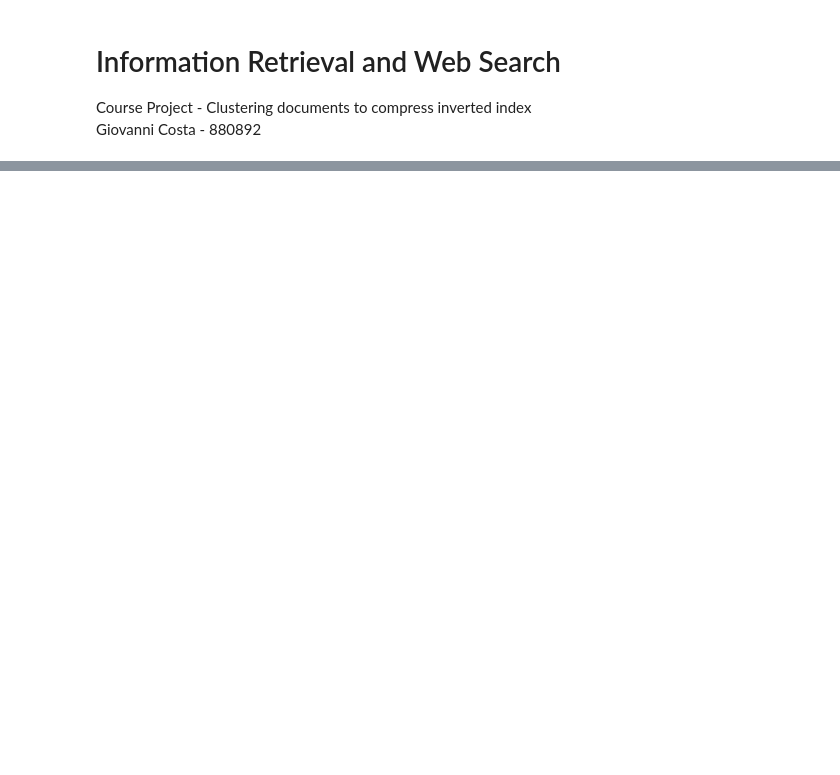
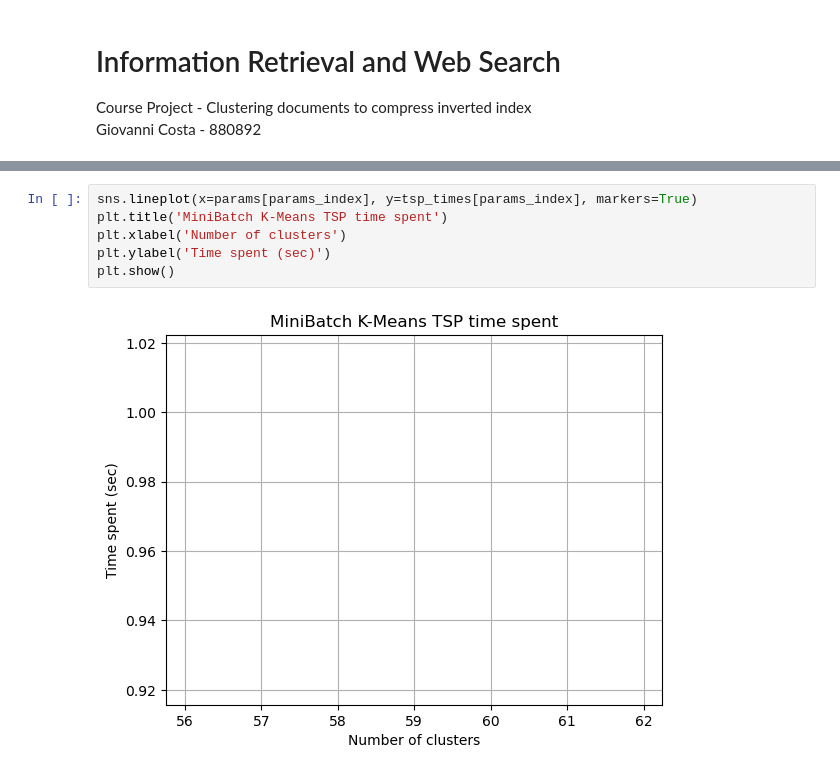
Before and after one commit to MrCosta57/clustering_for_inverted_index, a Jupyter notebook: main_test_sklearn_matr.ipynb, the cells around one changed output, grey strips where cells are left out. Saved outputs shown, nothing was run; the diff lists cells and outputs as text; blank space fills up the shorter version.

```diff
--- a/main_test_sklearn_matr.ipynb
+++ b/main_test_sklearn_matr.ipynb
@@ -46,0 +69,8 @@ best_mixture, best_mixture_remapping=random_search(mixture_obj, sparse_docs, std
+# %%
+sns.lineplot(x=params[params_index], y=tsp_times[params_index], markers=True)
+plt.title('MiniBatch K-Means TSP time spent')
+plt.xlabel('Number of clusters')
+plt.ylabel('Time spent (sec)')
+plt.show()
+# %% [output]
+[figure, added]
```
Also changed, not shown: parts of 21 cells of this notebook, 2 other files.
